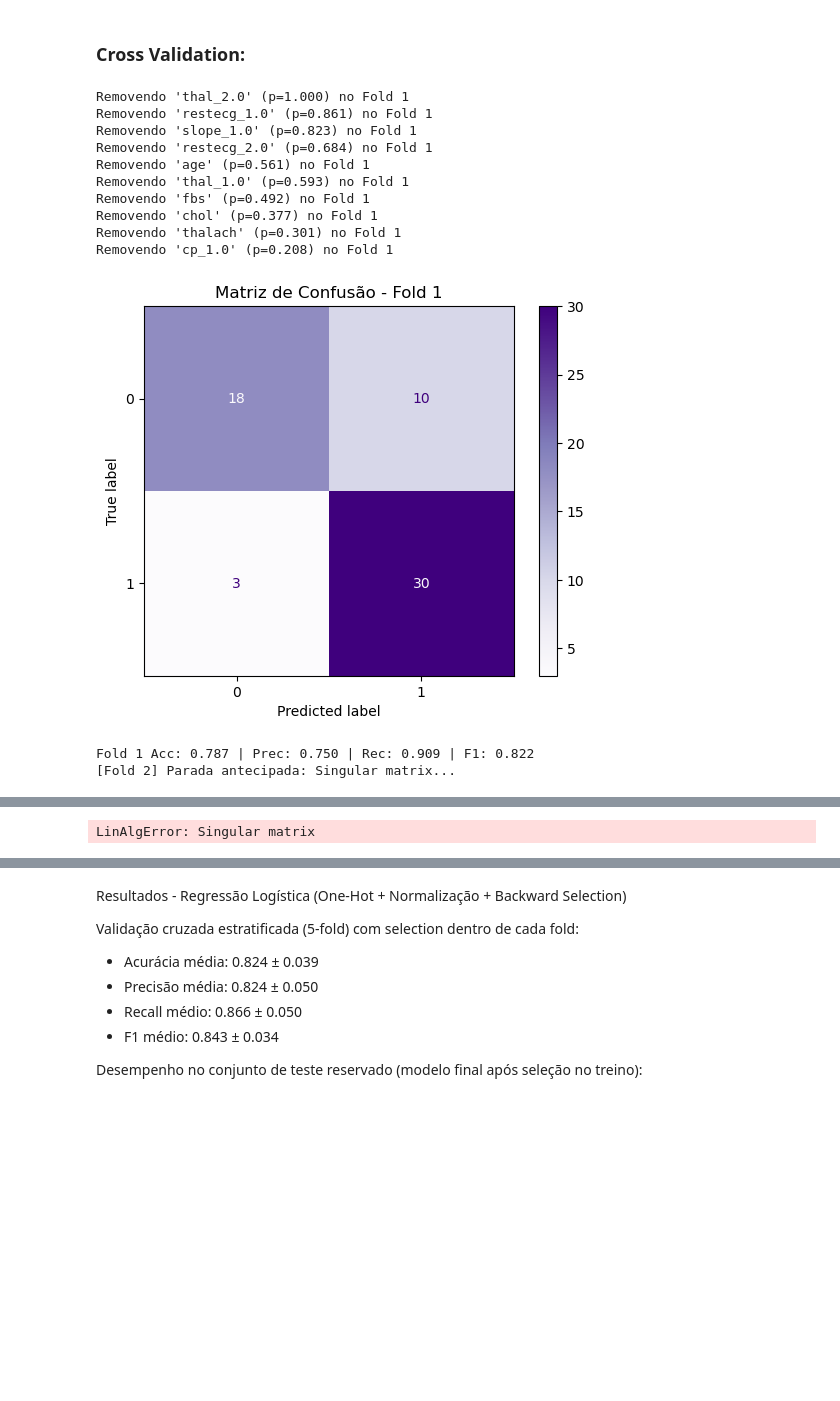
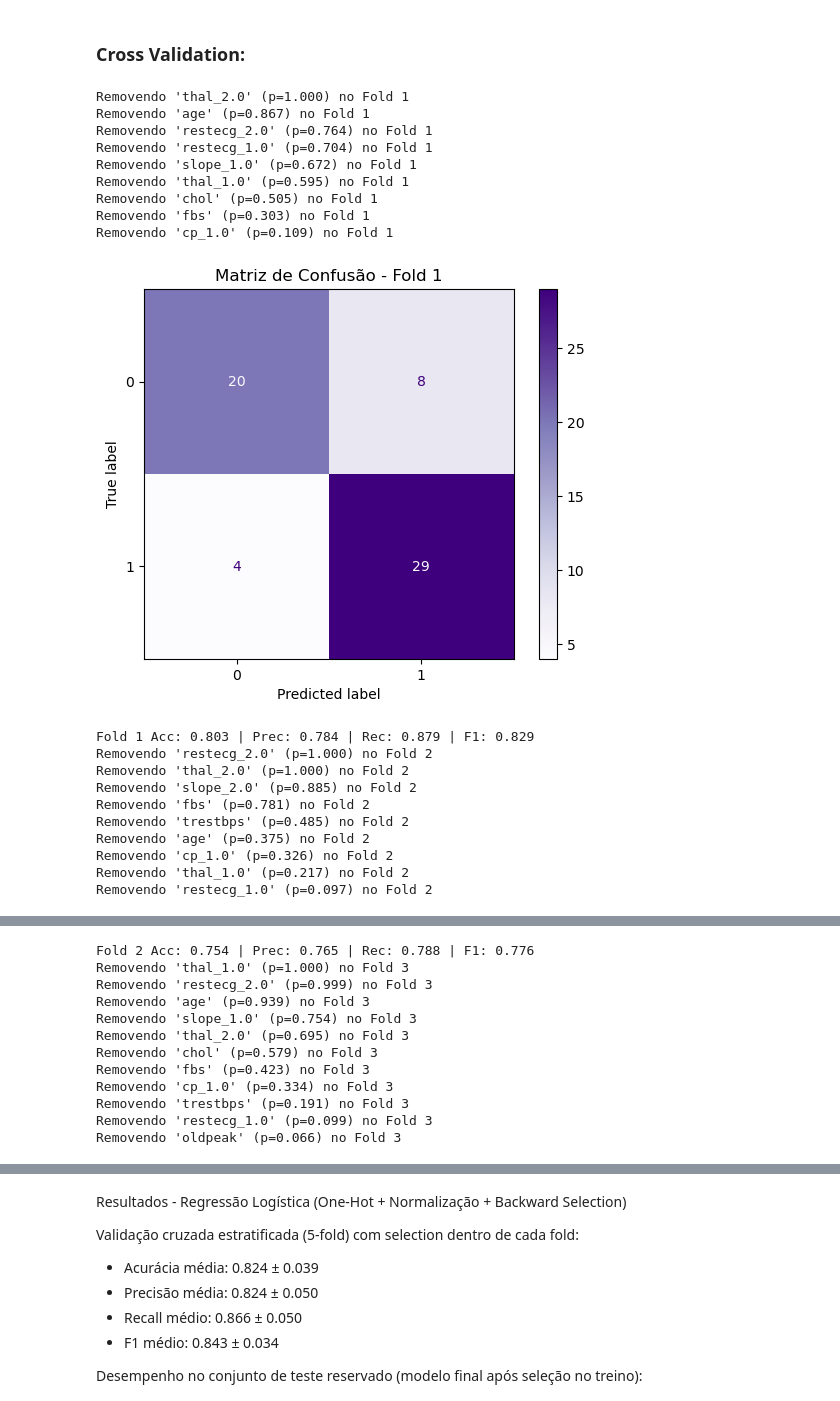
Before and after one commit to Igor-Roberto-Alves/Machine-Learning-1-Project-, a Jupyter notebook: heri__rick0110_analisys_edit.ipynb, the cells around one changed output, grey strips where cells are left out. Saved outputs shown, nothing was run; the diff lists cells and outputs as text; code cells hidden in the pictures; blank space fills up the shorter version.

```diff
--- a/heri__rick0110_analisys_edit.ipynb
+++ b/heri__rick0110_analisys_edit.ipynb
@@ -1239,7 +1256,7 @@ from sklearn.discriminant_analysis import QuadraticDiscriminantAnalysis as QDA
 from sklearn.metrics import accuracy_score, precision_score, recall_score, confusion_matrix, ConfusionMatrixDisplay
 
 
-#heart_ds = pd.read_csv('heart.csv')
+
 
 # Separar Features (X) e Target (y)
 X = heart_ds.drop("target", axis=1)
@@ -1270,7 +1287,7 @@ y_test = y_test.astype(float)
 
 # TREINAMENTO DO QDA E VISUALIZAÇÃO DE COMPONENTES
 
-model_qda = QDA()
+model_qda = QDA(reg_param=0.1, priors=[0.5])  # regularização para estabilidade
 model_qda.fit(X_train, y_train)
 
 # NOTA: QDA não tem um atributo 'coef_' simples como o LDA ou OLS.
@@ -1354,7 +1371,7 @@ for train_index, test_index in kf.split(X_cv):
     X_train_fold, X_test_fold = X_cv.iloc[train_index], X_cv.iloc[test_index]
     y_train_fold, y_test_fold = y_cv.iloc[train_index], y_cv.iloc[test_index]
 
-    model_qda_cv = QDA()
+    model_qda_cv = QDA(reg_param=0.1, priors=[0.5])
     model_qda_cv.fit(X_train_fold, y_train_fold)
     y_pred_cv = model_qda_cv.predict(X_test_fold)
 
@@ -1581,7 +1747,7 @@ from sklearn.metrics import (
 import statsmodels.api as sm
 
 # Reconstroi X/y com o mesmo pré-processamento (One-Hot + Scale + constante)
-X0 = heart_ds.drop("target", axis=1)
+X0 = heart_ds.drop(["target", "thalach","exang"], axis=1)
 y0 = heart_ds["target"].astype(int)
 
 categorical_cols = ['cp', 'thal', 'slope', 'restecg']
@@ -1645,42 +1811,49 @@ for train_idx, test_idx in skf.split(X_const_all, y0):
     precisions.append(prec)
     recalls.append(rec)
     f1s.append(f1)
 
     cm = confusion_matrix(y_te, y_pred)
     ConfusionMatrixDisplay(cm, display_labels=[0,1]).plot(cmap=plt.cm.Purples)
     plt.title(f"Matriz de Confusão - Fold {fold}")
     plt.show()
 
     print(f"Fold {fold} Acc: {acc:.3f} | Prec: {prec:.3f} | Rec: {rec:.3f} | F1: {f1:.3f}")
     fold += 1
 
 print("\nResumo da validação cruzada (5-fold) Logistica (com backward in-fold):")
 print(f"Acurácia média: {np.mean(accuracies):.3f} ± {np.std(accuracies):.3f}")
 print(f"Precisão média: {np.mean(precisions):.3f} ± {np.std(precisions):.3f}")
 print(f"Recall médio:   {np.mean(recalls):.3f} ± {np.std(recalls):.3f}")
 print(f"F1 médio:       {np.mean(f1s):.3f} ± {np.std(f1s):.3f}")
 
 # Opcional: avaliar no conjunto de teste reservado com o modelo treinado na célula anterior (model_logit_final)
 try:
     y_pred_test_final = (model_logit_final.predict(X_opt_test) > 0.5).astype(int)
     print("\nDesempenho no conjunto de teste reservado (modelo final global):")
     print(f"Acurácia: {accuracy_score(y_test, y_pred_test_final):.3f}")
     print(f"Precisão: {precision_score(y_test, y_pred_test_final, zero_division=0):.3f}")
     print(f"Recall:   {recall_score(y_test, y_pred_test_final, zero_division=0):.3f}")
     print(f"F1:       {f1_score(y_test, y_pred_test_final, zero_division=0):.3f}")
 except NameError:
     pass
 # %% [output]
 Removendo 'thal_2.0' (p=1.000) no Fold 1
-Removendo 'restecg_1.0' (p=0.861) no Fold 1
-Removendo 'slope_1.0' (p=0.823) no Fold 1
-Removendo 'restecg_2.0' (p=0.684) no Fold 1
-Removendo 'age' (p=0.561) no Fold 1
-Removendo 'thal_1.0' (p=0.593) no Fold 1
-Removendo 'fbs' (p=0.492) no Fold 1
-Removendo 'chol' (p=0.377) no Fold 1
-Removendo 'thalach' (p=0.301) no Fold 1
-Removendo 'cp_1.0' (p=0.208) no Fold 1
+Removendo 'age' (p=0.867) no Fold 1
+Removendo 'restecg_2.0' (p=0.764) no Fold 1
+Removendo 'restecg_1.0' (p=0.704) no Fold 1
+Removendo 'slope_1.0' (p=0.672) no Fold 1
+Removendo 'thal_1.0' (p=0.595) no Fold 1
+Removendo 'chol' (p=0.505) no Fold 1
+Removendo 'fbs' (p=0.303) no Fold 1
+Removendo 'cp_1.0' (p=0.109) no Fold 1
-[figure, old version]
+[figure, new version]
-Fold 1 Acc: 0.787 | Prec: 0.750 | Rec: 0.909 | F1: 0.822
-[Fold 2] Parada antecipada: Singular matrix...
+Fold 1 Acc: 0.803 | Prec: 0.784 | Rec: 0.879 | F1: 0.829
+Removendo 'restecg_2.0' (p=1.000) no Fold 2
+Removendo 'thal_2.0' (p=1.000) no Fold 2
+Removendo 'slope_2.0' (p=0.885) no Fold 2
+Removendo 'fbs' (p=0.781) no Fold 2
+Removendo 'trestbps' (p=0.485) no Fold 2
+Removendo 'age' (p=0.375) no Fold 2
+Removendo 'cp_1.0' (p=0.326) no Fold 2
+Removendo 'thal_1.0' (p=0.217) no Fold 2
+Removendo 'restecg_1.0' (p=0.097) no Fold 2
@@ -1687 +1861,12 @@ Fold 1 Acc: 0.787 | Prec: 0.750 | Rec: 0.909 | F1: 0.822
-LinAlgError: Singular matrix
+Fold 2 Acc: 0.754 | Prec: 0.765 | Rec: 0.788 | F1: 0.776
+Removendo 'thal_1.0' (p=1.000) no Fold 3
+Removendo 'restecg_2.0' (p=0.999) no Fold 3
+Removendo 'age' (p=0.939) no Fold 3
+Removendo 'slope_1.0' (p=0.754) no Fold 3
+Removendo 'thal_2.0' (p=0.695) no Fold 3
+Removendo 'chol' (p=0.579) no Fold 3
+Removendo 'fbs' (p=0.423) no Fold 3
+Removendo 'cp_1.0' (p=0.334) no Fold 3
+Removendo 'trestbps' (p=0.191) no Fold 3
+Removendo 'restecg_1.0' (p=0.099) no Fold 3
+Removendo 'oldpeak' (p=0.066) no Fold 3
```
Also changed, not shown: parts of 8 cells of this notebook.
